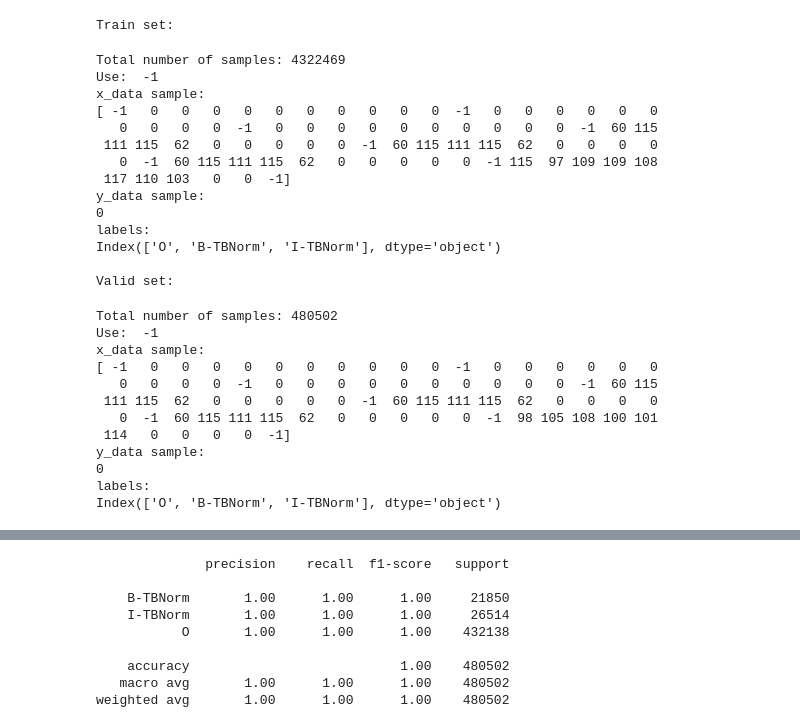
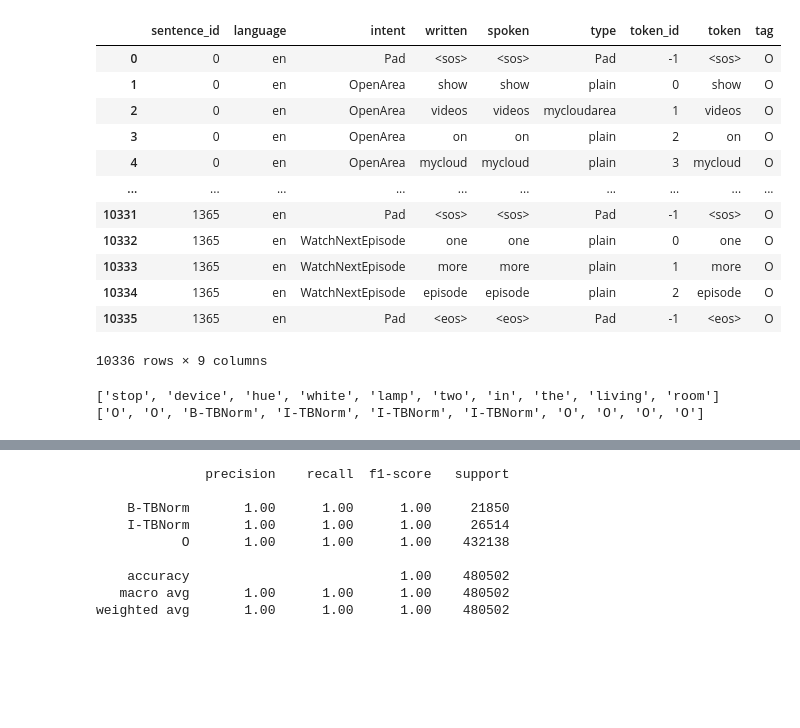
Before and after one commit to sting1000/generator, a Jupyter notebook: notebooks/ner.ipynb, the cells around one changed output, grey strips where cells are left out. Saved outputs shown, nothing was run; the diff lists cells and outputs as text; code cells hidden in the pictures; blank space fills up the shorter version.

Commit message:
Rearrange structure, add token_classification.ipynb

```diff
--- a/notebooks/ner.ipynb
+++ b/notebooks/ner.ipynb
@@ -117,54 +18,19 @@ def load_data(df, max_num_features=10, pad_size=1, boundary_letter=-1, space_let
-# %%
-max_num_features = 10
-pad_size = 3
-boundary_letter = -1
-space_letter = 0
-max_data_size = -1
-
-print("Train set:")
-x_train, y_train, labels_train = load_data(train,
-                                           max_num_features=max_num_features,
-                                           pad_size=pad_size,
-                                           boundary_letter=boundary_letter,
-                                           space_letter=space_letter,
-                                           max_data_size=max_data_size)
-gc.collect()
-print()
-
-print("Valid set:")
-x_valid, y_valid, labels_valid = load_data(test,
-                                           max_num_features=max_num_features,
-                                           pad_size=pad_size,
-                                           boundary_letter=boundary_letter,
-                                           space_letter=space_letter,
-                                           max_data_size=max_data_size)
-gc.collect()
-print()
-# %% [output]
-Train set:
-Total number of samples: 4322469
-Use:  -1
-x_data sample:
-[ -1   0   0   0   0   0   0   0   0   0   0  -1   0   0   0   0   0   0
-   0   0   0   0  -1   0   0   0   0   0   0   0   0   0   0  -1  60 115
- 111 115  62   0   0   0   0   0  -1  60 115 111 115  62   0   0   0   0
-   0  -1  60 115 111 115  62   0   0   0   0   0  -1 115  97 109 109 108
- 117 110 103   0   0  -1]
-y_data sample:
-0
-labels:
-Index(['O', 'B-TBNorm', 'I-TBNorm'], dtype='object')
-
-Valid set:
-Total number of samples: 480502
-Use:  -1
-x_data sample:
-[ -1   0   0   0   0   0   0   0   0   0   0  -1   0   0   0   0   0   0
-   0   0   0   0  -1   0   0   0   0   0   0   0   0   0   0  -1  60 115
- 111 115  62   0   0   0   0   0  -1  60 115 111 115  62   0   0   0   0
-   0  -1  60 115 111 115  62   0   0   0   0   0  -1  98 105 108 100 101
- 114   0   0   0   0  -1]
-y_data sample:
-0
-labels:
-Index(['O', 'B-TBNorm', 'I-TBNorm'], dtype='object')
+# %%
+out_path = '../output'
+df = pd.read_csv(r'../output/prepared_data.csv')
+df = df[df['intent'] != 'Pad']
+df
+# %% [output]
+|  | sentence_id | language | intent | written | spoken | type | token_id | token | tag |
+| 0 | 0 | en | Pad | <sos> | <sos> | Pad | -1 | <sos> | O |
+| 1 | 0 | en | OpenArea | show | show | plain | 0 | show | O |
+| 2 | 0 | en | OpenArea | videos | videos | mycloudarea | 1 | videos | O |
+| 3 | 0 | en | OpenArea | on | on | plain | 2 | on | O |
+| 4 | 0 | en | OpenArea | mycloud | mycloud | plain | 3 | mycloud | O |
+| ... | ... | ... | ... | ... | ... | ... | ... | ... | ... |
+| 10331 | 1365 | en | Pad | <sos> | <sos> | Pad | -1 | <sos> | O |
+| 10332 | 1365 | en | WatchNextEpisode | one | one | plain | 0 | one | O |
+| 10333 | 1365 | en | WatchNextEpisode | more | more | plain | 1 | more | O |
+| 10334 | 1365 | en | WatchNextEpisode | episode | episode | plain | 2 | episode | O |
+| 10335 | 1365 | en | Pad | <eos> | <eos> | Pad | -1 | <eos> | O |
+10336 rows × 9 columns
@@ -170,0 +40,5 @@ Index(['O', 'B-TBNorm', 'I-TBNorm'], dtype='object')
+# %%
+print(texts[1000], tags[1000], sep='\n')
+# %% [output]
+['stop', 'device', 'hue', 'white', 'lamp', 'two', 'in', 'the', 'living', 'room']
+['O', 'O', 'B-TBNorm', 'I-TBNorm', 'I-TBNorm', 'I-TBNorm', 'O', 'O', 'O', 'O']
```
Also changed, not shown: parts of 16 cells of this notebook, 12 other files.
